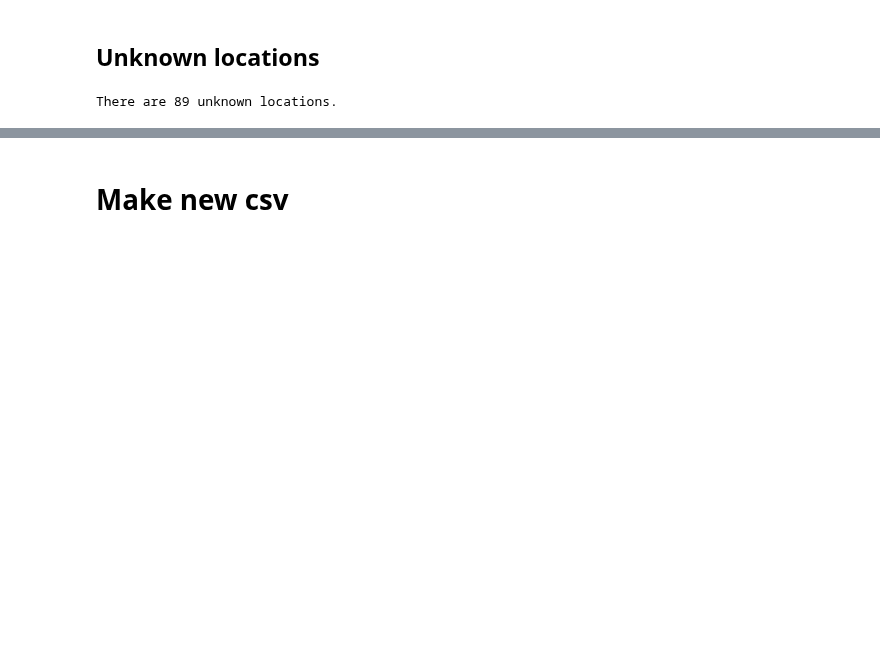
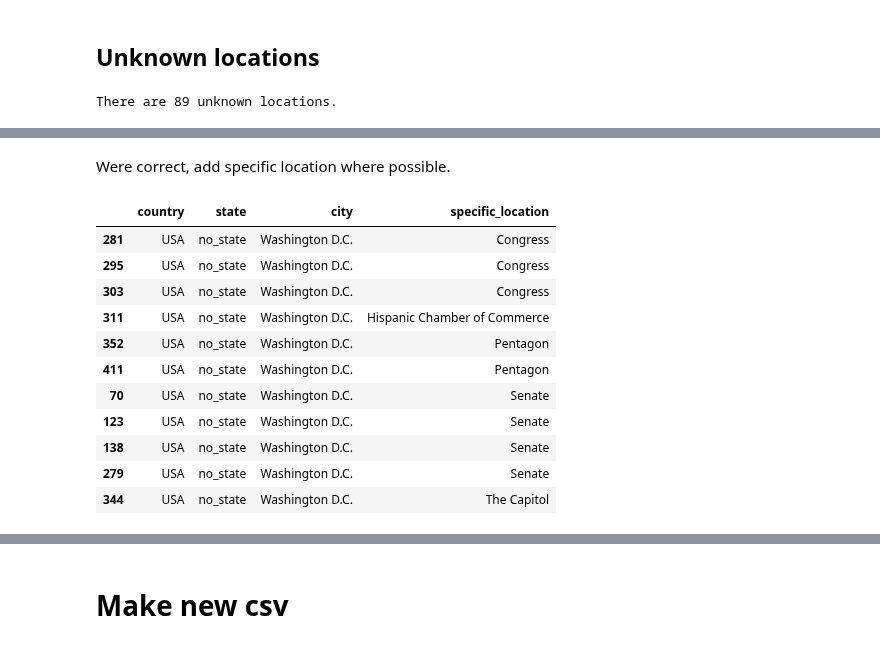
Before and after one commit to jfsalcedo10/mda-kuwait, a Jupyter notebook: notebooks/clean-up-speeches-csv.ipynb, the cells around one changed output, grey strips where cells are left out. Saved outputs shown, nothing was run; the diff lists cells and outputs as text; code cells hidden in the pictures; blank space fills up the shorter version.

```diff
--- a/notebooks/clean-up-speeches-csv.ipynb
+++ b/notebooks/clean-up-speeches-csv.ipynb
@@ -652,0 +731,47 @@ There are 89 unknown locations.
+# %% [markdown]
+Were correct, add specific location where possible.
+# %%
+whitehouse = ['Barack_Obama_-_Al-Arabiya_Interview','Third_Major_Press_Conference','Dignity_and_Courage_of_Iranians',
+              'Regina_Benjamin_Nomination','Kennedy_Center_Honorees_2009','Aviation_Security','Finance_Crisis_Fee',
+              'Auschwitz_and_Birkenau_Liberation_65th','Prayer_Breakfast_2010','Presser_Unannounced_Heath_Care',
+              'No_Child_Left_Behind_Blueprint','Health_Care_Bill_Passage',
+              'Justice_Stevens_and_West_Virginia_Mining_Tragedy','Elena_Kagan_USSC_Nomination','UN_Iran_Sanctions',
+              'General_McChrystal_Afghanistan','Midterm_Elections_Presser_2010','Tax_Presser','Egypt_History_Revolution',
+              'Libya_Violence_Must_Stop','Address_on_Libya','Osama_bin_Laden_Death','David_Petraeus_Etc_Presser',
+              'Sandy_Hook_Elementary_School','Final_First_Term_Presser','Gun_Violence_Exec_Order_23',
+              'Boston_Marathon_Bombing_First_Statement','Boston_Marathon_Bombing_Second_Statement',
+              'Boston_Marathon_Bombing_Third_Statement','Trayvon_Martin','Intelligence_Reform_Presser',
+              'Affordable_Care_Act_Modifications_Presser','Iran_Accord_Statement','On_the_Passing_of_Nelson_Mandela',
+              'Year_End_Presser_2013','Border_Security_and_Immigration_Reform','MH_Flight_17_Downing',
+              'SSG_Bryan_Pitts_MOH','Presser_on_the_Economy_and_Foreign_Policy','Iraq_and_Ukraine','ISIL_',
+              'Fixing_Immigration_Policy','Cuba_Policy_Changes','Final_Presser_of_2014',
+              'Barack_Obama_-_Weekly_Address_01-01-16','State_of_the_Union_2015','ISIL_Force_Authorization_Request',
+              'Iran_Nuclear_Accord','Burundi_People_Message','US_Detainees_Released','Weekly_Address_on_Cuba',
+              'Weekly_Address_Opioid_Addiction_Macklemore']
+
+add_loc = ['Senate_Floor_Speech_on_the_Patriot_Act','Senate_Floor_Speech_on_Voting_Rights_Act_Renewal',
+            'Senate_Speech_Iraq_Federalism_Amendment','Senate_Floor_Speech_on_Wall_Street_Bailout_Bill',
+            'State_of_the_Nation_2009','To_Congress_on_Health_Care','2010_Budget_to_Congress',
+            'Hispanic_Chamber_of_Commerce','Democrat_Caucus_Health_Care','911_Pentagon_Memorial_2010',
+            'Counter_ISIL_Campaign_Update']
+
+locations = ['Senate','Senate','Senate','Senate','Congress','Congress','Congress','Hispanic Chamber of Commerce',
+             'The Capitol','Pentagon','Pentagon']
+
+df.loc[df.title.isin(whitehouse), 'specific_location'] = 'White House'
+df.loc[df.title.isin(add_loc), 'specific_location'] = locations
+df.loc[df.title.isin(add_loc), ['country','state','city','specific_location']].sort_values(
+    by= ['country','state','city','specific_location'])
+# %% [output]
+|  | country | state | city | specific_location |
+| 281 | USA | no_state | Washington D.C. | Congress |
+| 295 | USA | no_state | Washington D.C. | Congress |
+| 303 | USA | no_state | Washington D.C. | Congress |
+| 311 | USA | no_state | Washington D.C. | Hispanic Chamber of Commerce |
+| 352 | USA | no_state | Washington D.C. | Pentagon |
+| 411 | USA | no_state | Washington D.C. | Pentagon |
+| 70 | USA | no_state | Washington D.C. | Senate |
+| 123 | USA | no_state | Washington D.C. | Senate |
+| 138 | USA | no_state | Washington D.C. | Senate |
+| 279 | USA | no_state | Washington D.C. | Senate |
+| 344 | USA | no_state | Washington D.C. | The Capitol |
```
Also changed, not shown: parts of 16 cells of this notebook, 1 other file.
